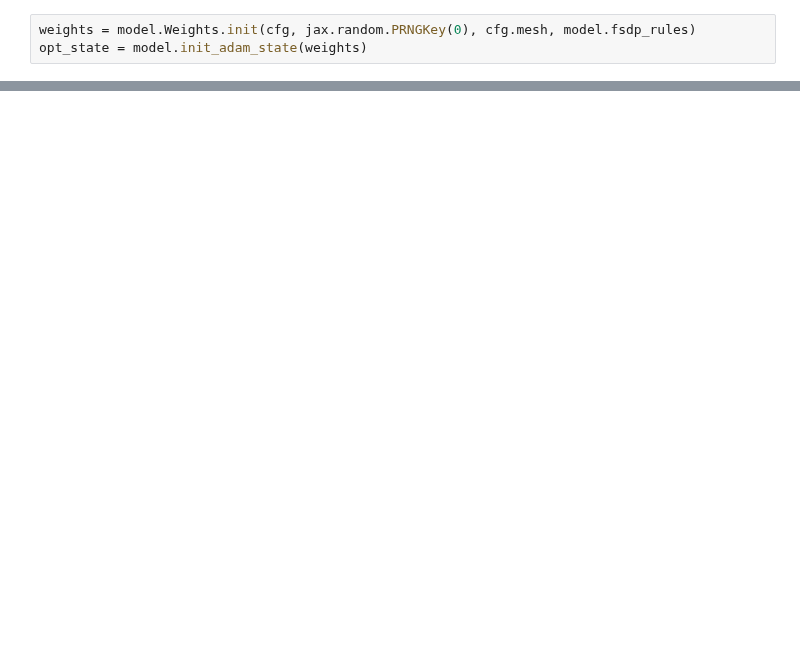
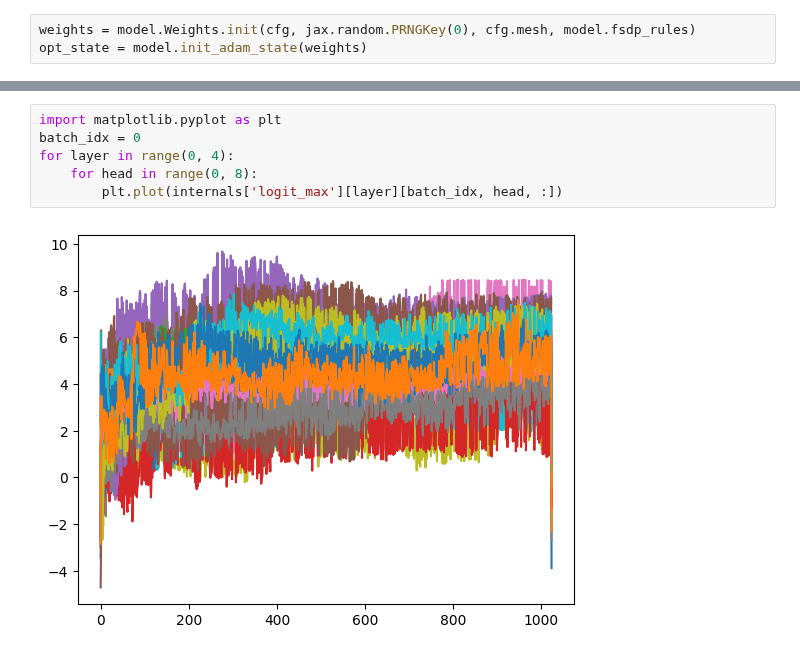
Before and after one commit to sholtodouglas/minformer, a Jupyter notebook: projects/bio/experiments.ipynb, the cells around one changed output, grey strips where cells are left out. Drawn from its saved outputs; the diff is of its cells as text; blank space fills up the shorter version.

```diff
--- a/projects/bio/experiments.ipynb
+++ b/projects/bio/experiments.ipynb
@@ -106,0 +110,8 @@ internals
+# %%
+import matplotlib.pyplot as plt
+batch_idx = 0
+for layer in range(0, 4):
+    for head in range(0, 8):
+        plt.plot(internals['logit_max'][layer][batch_idx, head, :])
+# %% [output]
+[figure, added]
```
Also changed, not shown: parts of 14 cells of this notebook, 7 other files.
